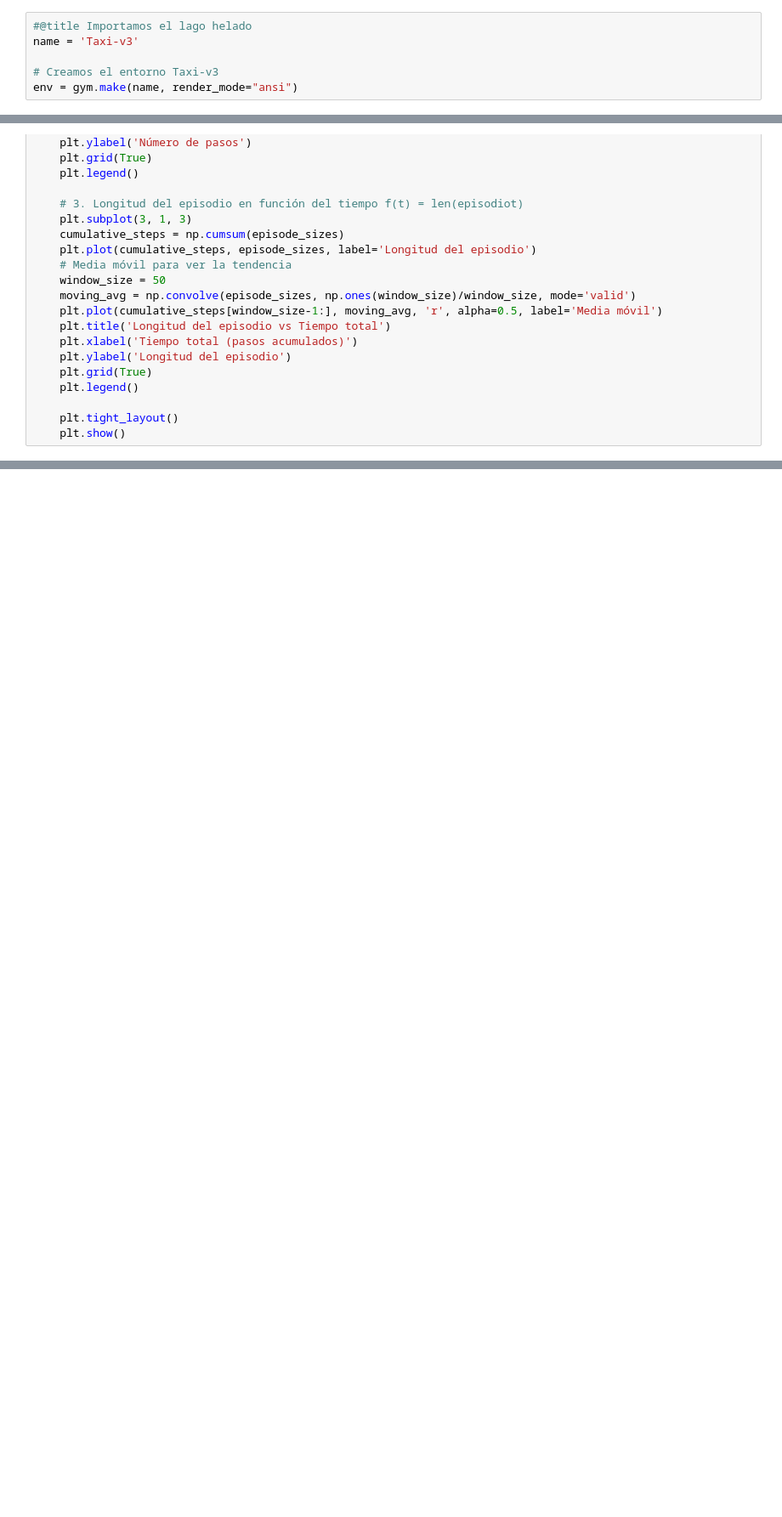
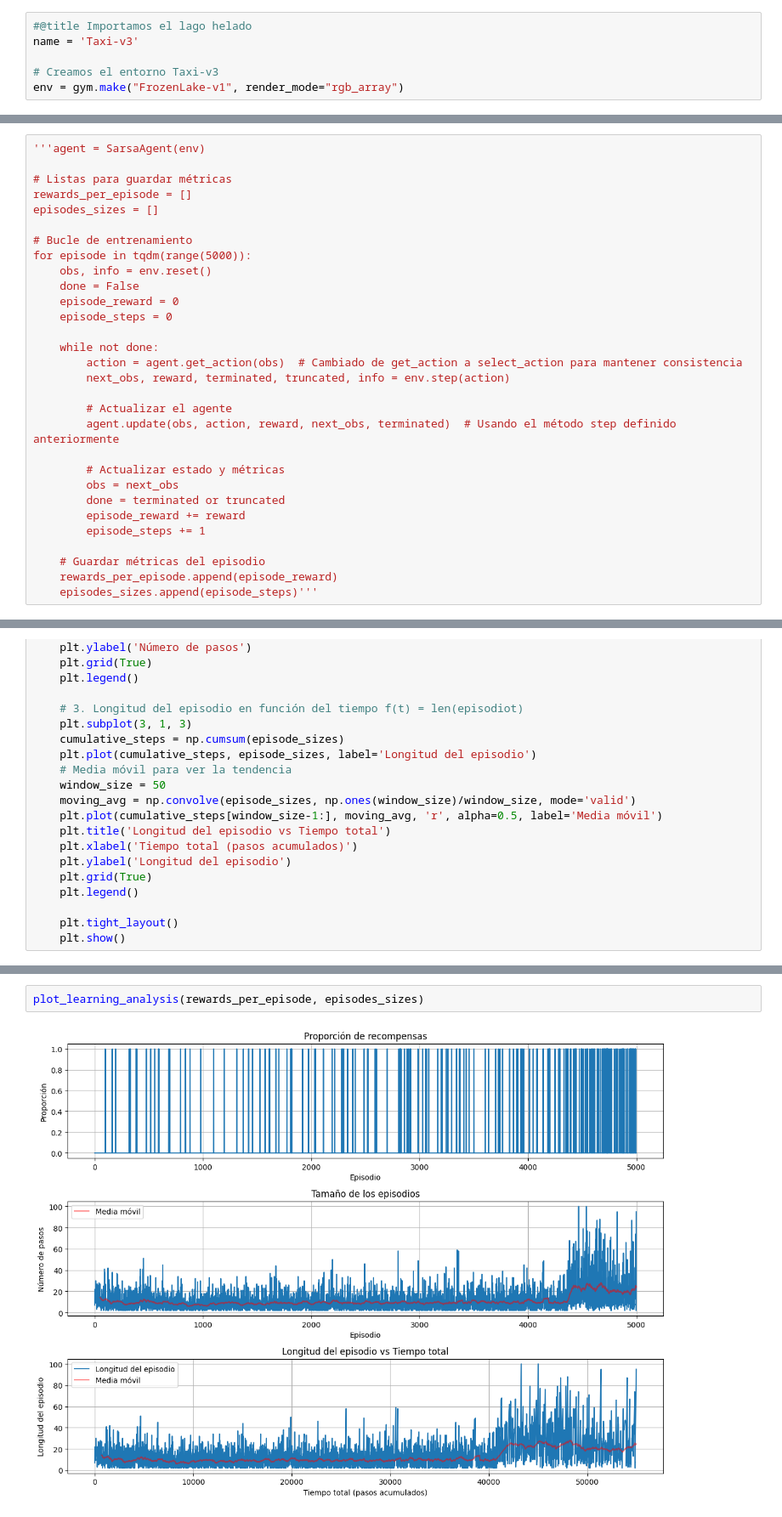
Before and after one commit to DeMiKe16/RL_VLB, a Jupyter notebook: taxi.ipynb, the cells around one changed output, grey strips where cells are left out. Shown at 85% size. Saved outputs shown, nothing was run; the diff lists cells and outputs as text; blank space fills up the shorter version.

Commit message:
Cambio a agentes

```diff
--- a/taxi.ipynb
+++ b/taxi.ipynb
@@ -21,4 +22,4 @@ import Box2D
 name = 'Taxi-v3'
 
 # Creamos el entorno Taxi-v3
-env = gym.make(name, render_mode="ansi")
+env = gym.make("FrozenLake-v1", render_mode="rgb_array")
@@ -274,0 +295,30 @@ def sarsa(env, num_episodes=2000, learning_rate=0.1, epsilon_start=1.0,
+# %%
+'''agent = SarsaAgent(env)
+
+# Listas para guardar métricas
+rewards_per_episode = []
+episodes_sizes = []
+
+# Bucle de entrenamiento
+for episode in tqdm(range(5000)):
+    obs, info = env.reset()
+    done = False
+    episode_reward = 0
+    episode_steps = 0
+
+    while not done:
+        action = agent.get_action(obs)  # Cambiado de get_action a select_action para mantener consistencia
+        next_obs, reward, terminated, truncated, info = env.step(action)
+
+        # Actualizar el agente
+        agent.update(obs, action, reward, next_obs, terminated)  # Usando el método step definido anteriormente
+
+        # Actualizar estado y métricas
+        obs = next_obs
+        done = terminated or truncated
+        episode_reward += reward
+        episode_steps += 1
+
+    # Guardar métricas del episodio
+    rewards_per_episode.append(episode_reward)
+    episodes_sizes.append(episode_steps)'''
@@ -396,3 +385,7 @@ plot_learning_analysis(rewards, episodes)
+# %%
+plot_learning_analysis(rewards_per_episode, episodes_sizes)
+# %% [output]
+[figure, added]
 # %%
 # Función para evaluar el rendimiento
 def evaluate_agent(env, Q, n_episodes=100):
```
Also changed, not shown: parts of 22 cells of this notebook, 4 other files.
